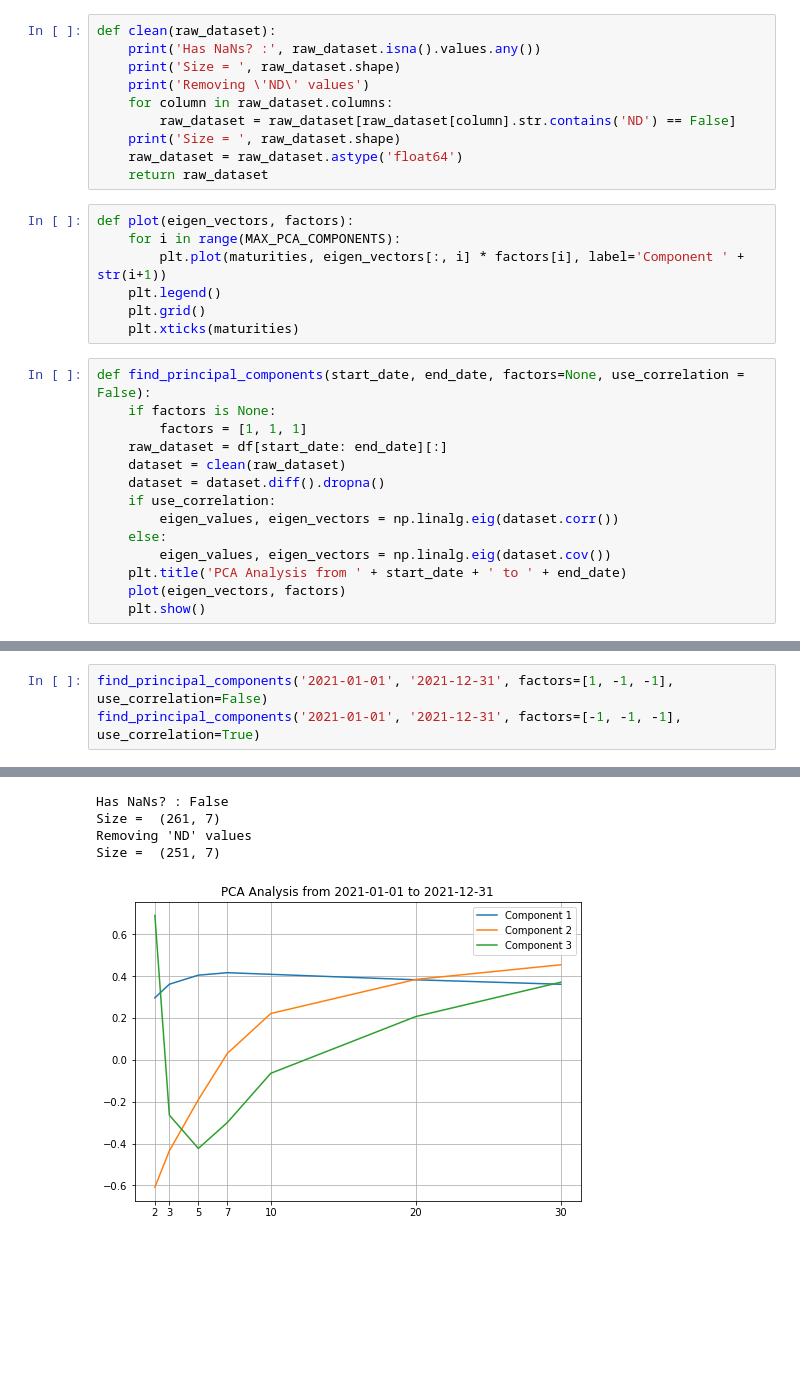
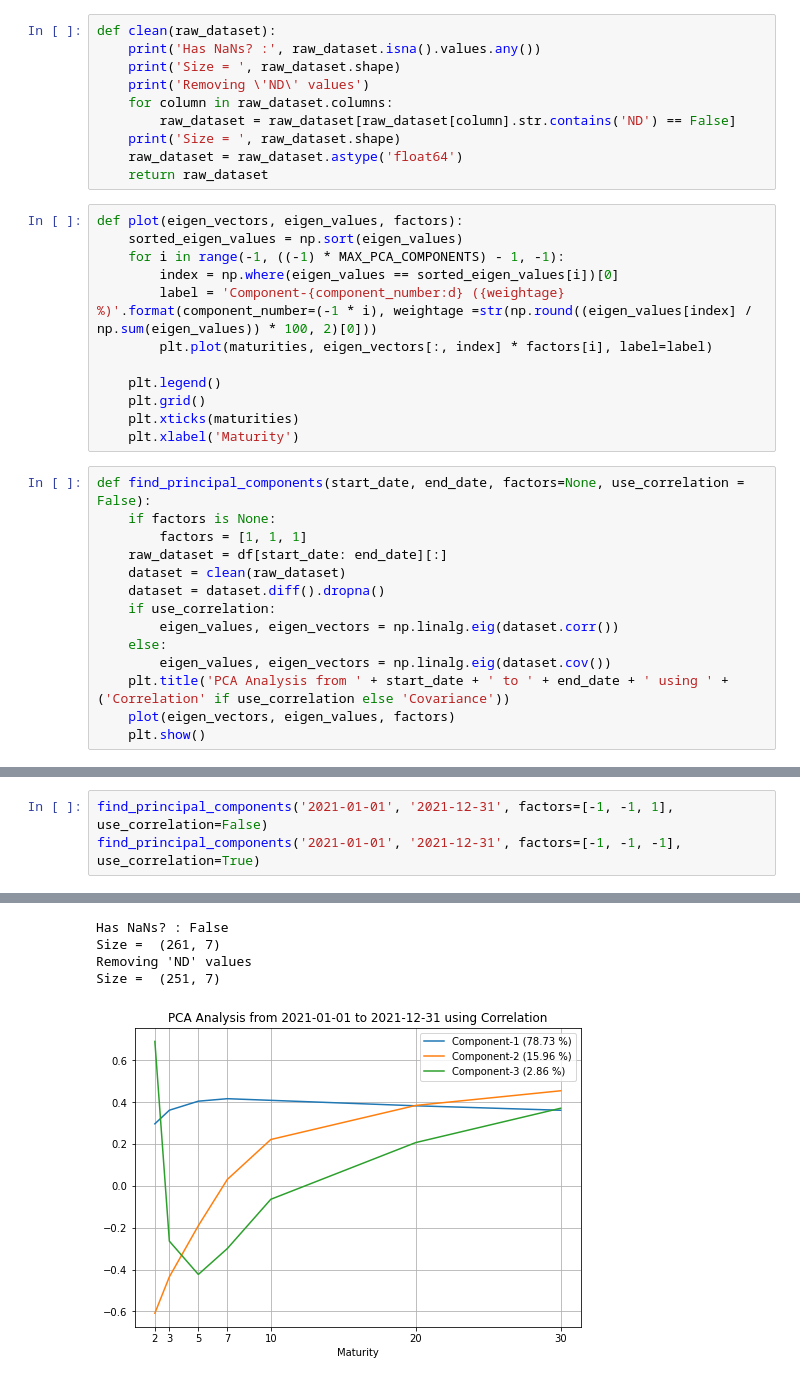
Before and after one commit to rohan097/pca-analysis, a Jupyter notebook: main.ipynb, the cells around one changed output, grey strips where cells are left out. Drawn from its saved outputs; the diff is of its cells as text; blank space fills up the shorter version.

```diff
--- a/main.ipynb
+++ b/main.ipynb
@@ -42,12 +42,17 @@ def clean(raw_dataset):
     raw_dataset = raw_dataset.astype('float64')
     return raw_dataset
 # %%
-def plot(eigen_vectors, factors):
-    for i in range(MAX_PCA_COMPONENTS):
-        plt.plot(maturities, eigen_vectors[:, i] * factors[i], label='Component ' + str(i+1))
+def plot(eigen_vectors, eigen_values, factors):
+    sorted_eigen_values = np.sort(eigen_values)
+    for i in range(-1, ((-1) * MAX_PCA_COMPONENTS) - 1, -1):
+        index = np.where(eigen_values == sorted_eigen_values[i])[0]
+        label = 'Component-{component_number:d} ({weightage} %)'.format(component_number=(-1 * i), weightage =str(np.round((eigen_values[index] / np.sum(eigen_values)) * 100, 2)[0]))
+        plt.plot(maturities, eigen_vectors[:, index] * factors[i], label=label)
+
     plt.legend()
     plt.grid()
     plt.xticks(maturities)
+    plt.xlabel('Maturity')
 # %%
 def find_principal_components(start_date, end_date, factors=None, use_correlation = False):
     if factors is None:
@@ -59,7 +64,7 @@ def find_principal_components(start_date, end_date, factors=None, use_correlatio
         eigen_values, eigen_vectors = np.linalg.eig(dataset.corr())
     else:
         eigen_values, eigen_vectors = np.linalg.eig(dataset.cov())
-    plt.title('PCA Analysis from ' + start_date + ' to ' + end_date)
-    plot(eigen_vectors, factors)
+    plt.title('PCA Analysis from ' + start_date + ' to ' + end_date + ' using ' + ('Correlation' if use_correlation else 'Covariance'))
+    plot(eigen_vectors, eigen_values, factors)
     plt.show()
 # %%
@@ -79,5 +84,5 @@ Size =  (251, 7)
 # %%
-find_principal_components('2021-01-01', '2021-12-31', factors=[1, -1, -1], use_correlation=False)
+find_principal_components('2021-01-01', '2021-12-31', factors=[-1, -1, 1], use_correlation=False)
 find_principal_components('2021-01-01', '2021-12-31', factors=[-1, -1, -1], use_correlation=True)
 # %% [output]
 Has NaNs? : False
@@ -88,8 +93,8 @@ Size =  (251, 7)
 Has NaNs? : False
 Size =  (261, 7)
 Removing 'ND' values
 Size =  (251, 7)
-[figure, old version]
+[figure, new version]
 # %%
 find_principal_components('2022-01-01', '2022-08-20', factors=[-1, 1, -1], use_correlation=False)
 find_principal_components('2022-01-01', '2022-08-20', factors=[-1, -1, -1], use_correlation=True)
```
Also changed, not shown: parts of 7 cells of this notebook.
